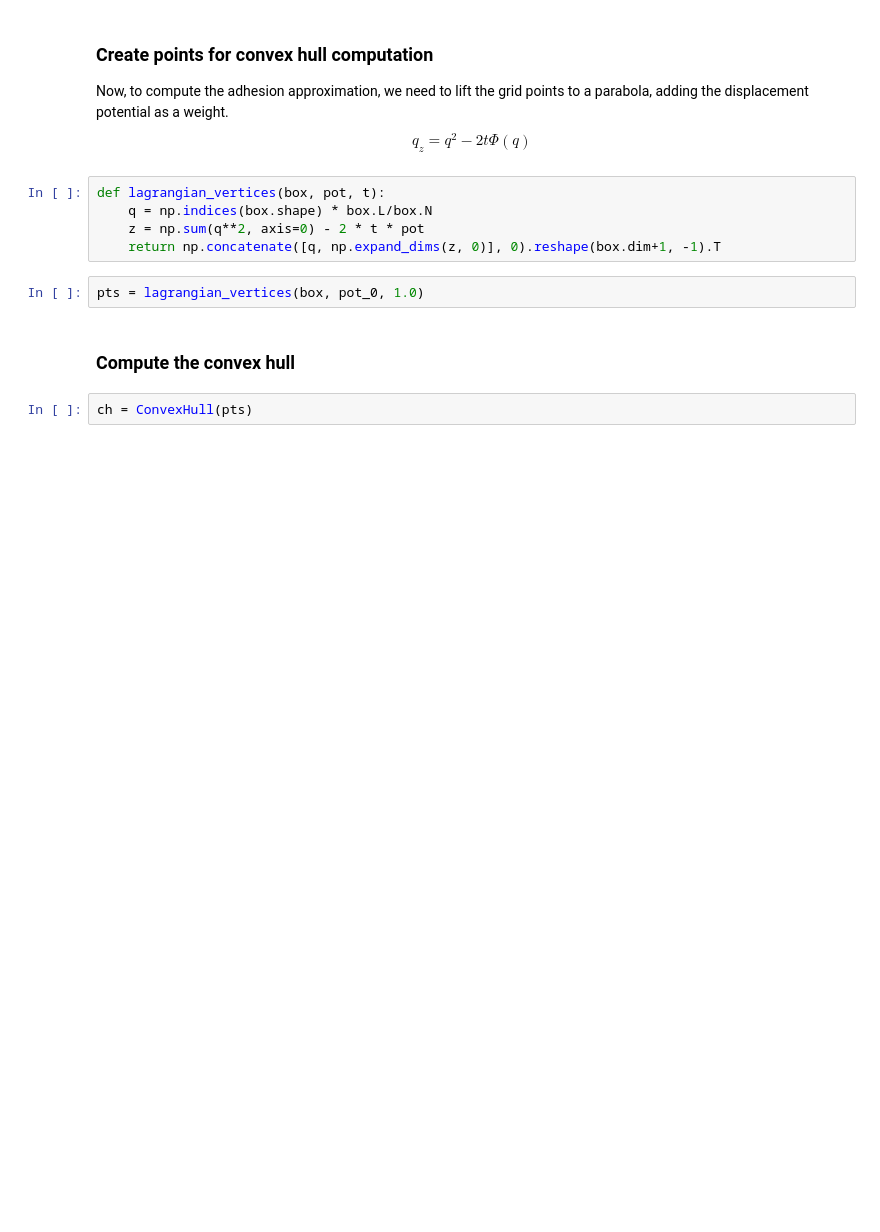
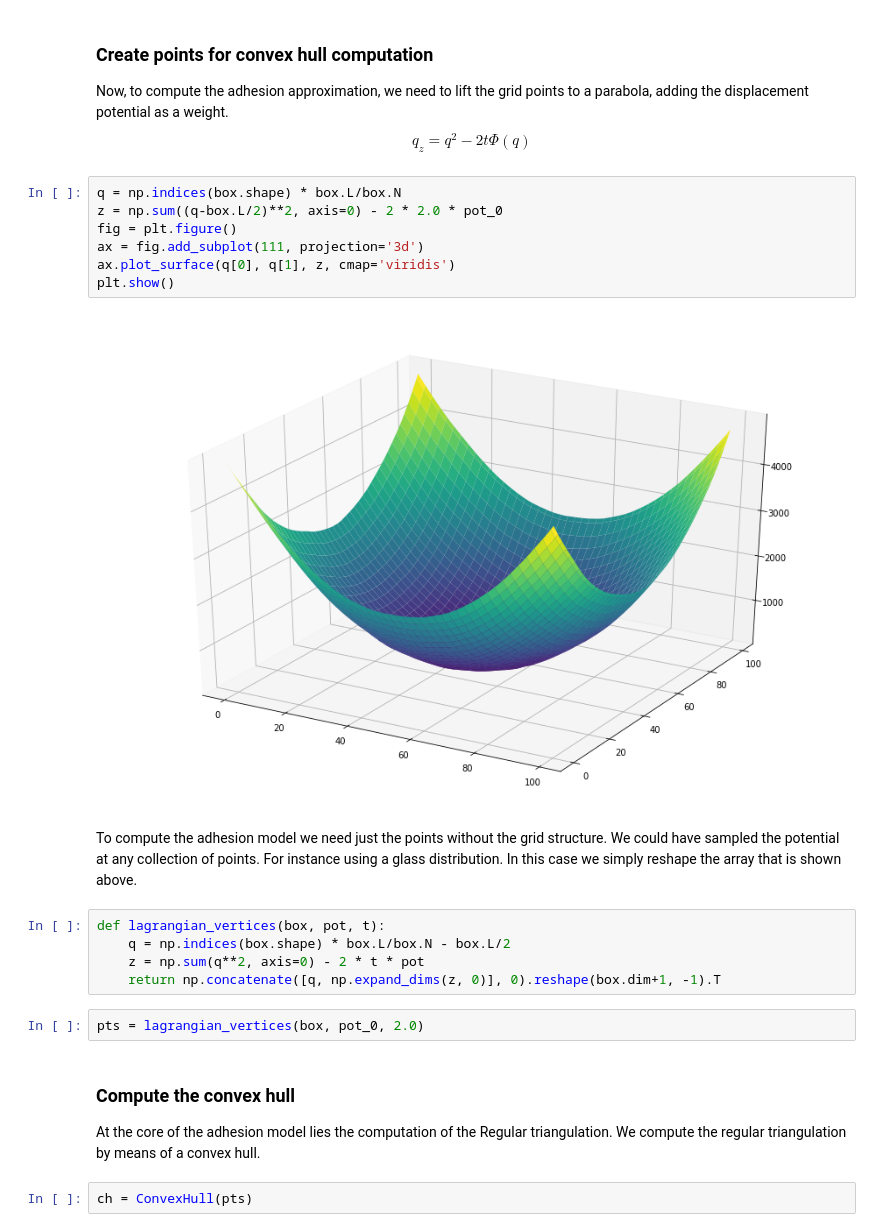
Before and after one commit to jhidding/adhesion-example, a Jupyter notebook: notebook/Adhesion.ipynb, the cells around one changed output. Saved outputs shown, nothing was run; the diff lists cells and outputs as text; blank space fills up the shorter version.

```diff
--- a/notebook/Adhesion.ipynb
+++ b/notebook/Adhesion.ipynb
@@ -39,14 +51,27 @@ plot_image(box, pot_0, "initial displacement potential")
 ### Create points for convex hull computation
 Now, to compute the adhesion approximation, we need to lift the grid points to a parabola, adding the displacement potential as a weight.
 $$q_z = q^2 - 2 t \Phi(q)$$
+# %%
+q = np.indices(box.shape) * box.L/box.N
+z = np.sum((q-box.L/2)**2, axis=0) - 2 * 2.0 * pot_0
+fig = plt.figure()
+ax = fig.add_subplot(111, projection='3d')
+ax.plot_surface(q[0], q[1], z, cmap='viridis')
+plt.show()
+# %% [output]
+[figure, added]
+# %% [markdown]
+To compute the adhesion model we need just the points without the grid structure. We could have sampled the potential at any collection of points. For instance using a glass distribution. In this case we simply reshape the array that is shown above.
 # %%
 def lagrangian_vertices(box, pot, t):
-    q = np.indices(box.shape) * box.L/box.N
+    q = np.indices(box.shape) * box.L/box.N - box.L/2
     z = np.sum(q**2, axis=0) - 2 * t * pot
     return np.concatenate([q, np.expand_dims(z, 0)], 0).reshape(box.dim+1, -1).T
 # %%
-pts = lagrangian_vertices(box, pot_0, 1.0)
+pts = lagrangian_vertices(box, pot_0, 2.0)
-# %% [markdown]
-### Compute the convex hull
+# %% [markdown]
+### Compute the convex hull
+
+At the core of the adhesion model lies the computation of the Regular triangulation. We compute the regular triangulation by means of a convex hull.
 # %%
 ch = ConvexHull(pts)
```
Also changed, not shown: parts of 26 cells of this notebook.
